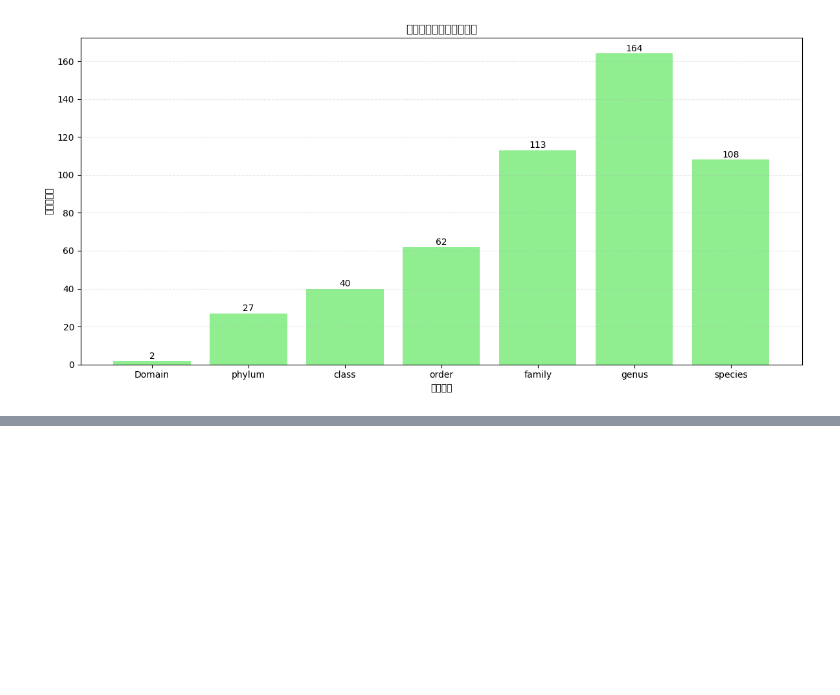
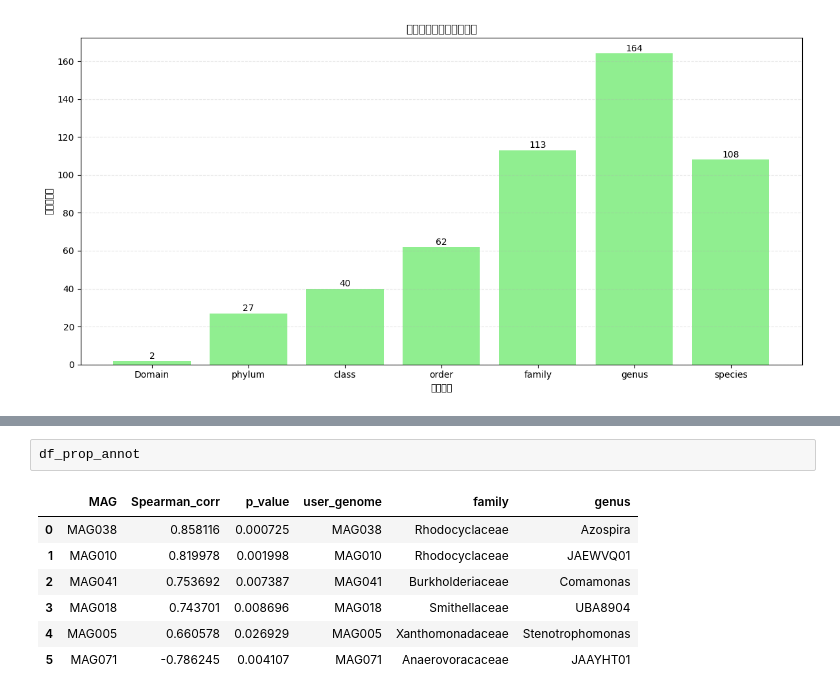
Before and after one commit to azddzasw/Electromics-project, a Jupyter notebook: notebooks/data_analysis.ipynb, the cells around one changed output, grey strips where cells are left out. Drawn from its saved outputs; the diff is of its cells as text; blank space fills up the shorter version.

```diff
--- a/notebooks/data_analysis.ipynb
+++ b/notebooks/data_analysis.ipynb
@@ -362,0 +607,10 @@ Name: user_genome, dtype: int64
+# %%
+df_prop_annot
+# %% [output]
+|  | MAG | Spearman_corr | p_value | user_genome | family | genus |
+| 0 | MAG038 | 0.858116 | 0.000725 | MAG038 | Rhodocyclaceae | Azospira |
+| 1 | MAG010 | 0.819978 | 0.001998 | MAG010 | Rhodocyclaceae | JAEWVQ01 |
+| 2 | MAG041 | 0.753692 | 0.007387 | MAG041 | Burkholderiaceae | Comamonas |
+| 3 | MAG018 | 0.743701 | 0.008696 | MAG018 | Smithellaceae | UBA8904 |
+| 4 | MAG005 | 0.660578 | 0.026929 | MAG005 | Xanthomonadaceae | Stenotrophomonas |
+| 5 | MAG071 | -0.786245 | 0.004107 | MAG071 | Anaerovoracaceae | JAAYHT01 |
```
Also changed, not shown: parts of 6 cells of this notebook, 17 other files.
